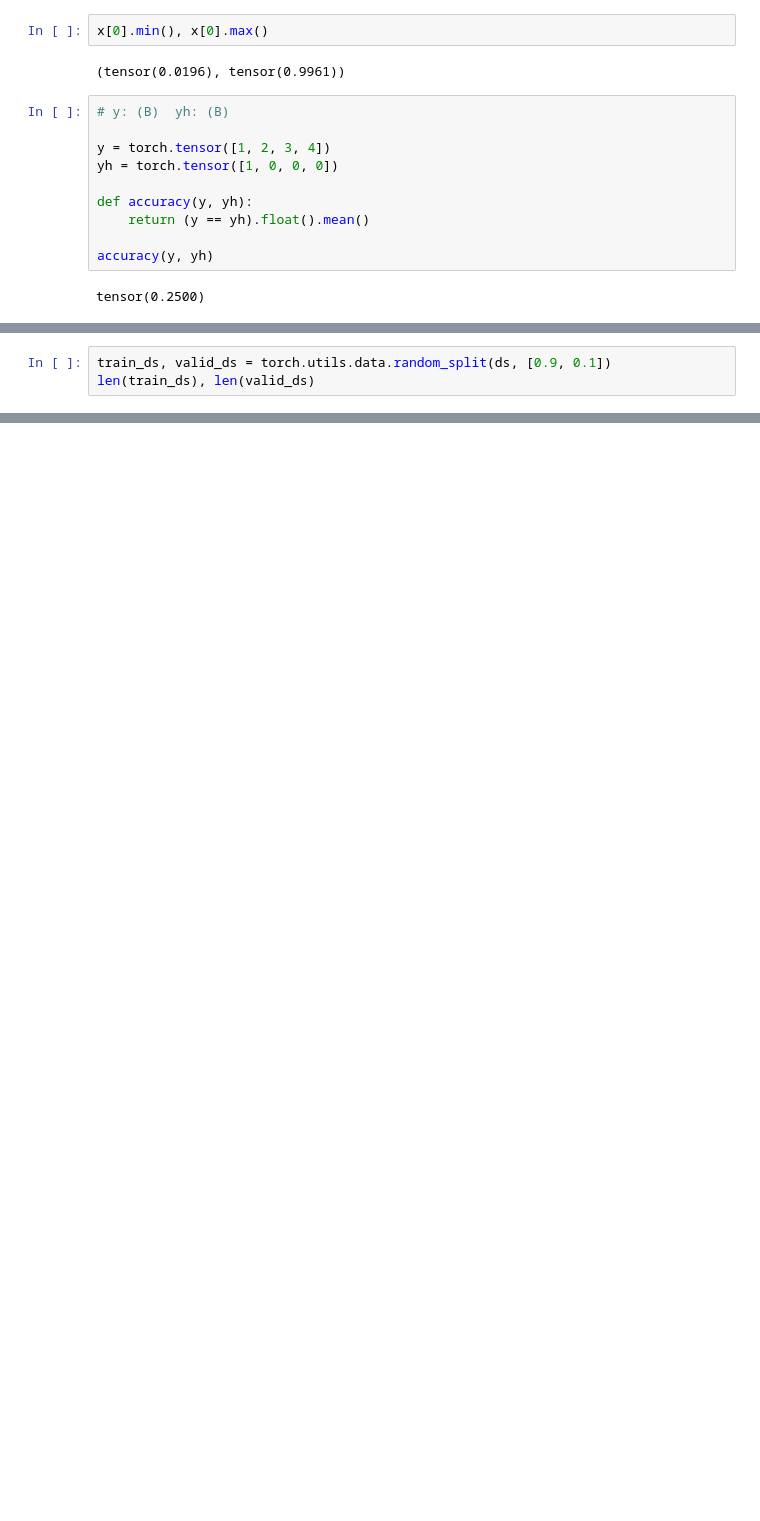
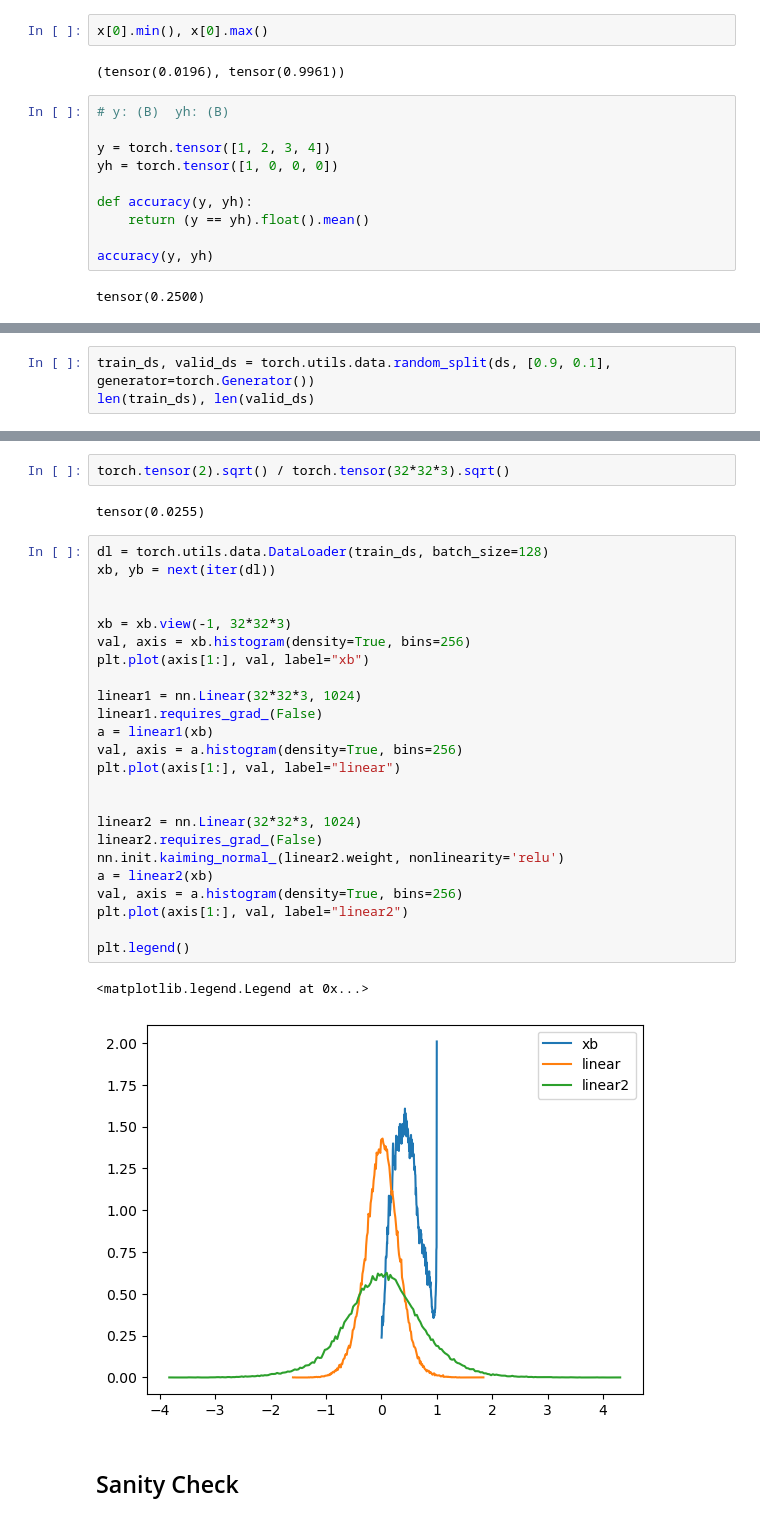
Before and after one commit to stkao05/cs231, a Jupyter notebook: cifar.ipynb, the cells around one changed output, grey strips where cells are left out. Drawn from its saved outputs; the diff is of its cells as text; blank space fills up the shorter version.

Commit message:
sanity check

```diff
--- a/cifar.ipynb
+++ b/cifar.ipynb
@@ -76,4 +52,4 @@ def forward(xb):
 # %%
-train_ds, valid_ds = torch.utils.data.random_split(ds, [0.9, 0.1])
+train_ds, valid_ds = torch.utils.data.random_split(ds, [0.9, 0.1], generator=torch.Generator())
 len(train_ds), len(valid_ds)
 # %% [output]
@@ -103,0 +187,33 @@ def eval_split(split, samples=None):
+# %%
+torch.tensor(2).sqrt() / torch.tensor(32*32*3).sqrt()
+# %% [output]
+tensor(0.0255)
+# %%
+dl = torch.utils.data.DataLoader(train_ds, batch_size=128)
+xb, yb = next(iter(dl))
+
+
+xb = xb.view(-1, 32*32*3)
+val, axis = xb.histogram(density=True, bins=256)
+plt.plot(axis[1:], val, label="xb")
+
+linear1 = nn.Linear(32*32*3, 1024)
+linear1.requires_grad_(False)
+a = linear1(xb)
+val, axis = a.histogram(density=True, bins=256)
+plt.plot(axis[1:], val, label="linear")
+
+
+linear2 = nn.Linear(32*32*3, 1024)
+linear2.requires_grad_(False)
+nn.init.kaiming_normal_(linear2.weight, nonlinearity='relu')
+a = linear2(xb)
+val, axis = a.histogram(density=True, bins=256)
+plt.plot(axis[1:], val, label="linear2")
+
+plt.legend()
+# %% [output]
+<matplotlib.legend.Legend at 0x...>
+[figure, added]
+# %% [markdown]
+## Sanity Check
```
Also changed, not shown: parts of 20 cells of this notebook.
